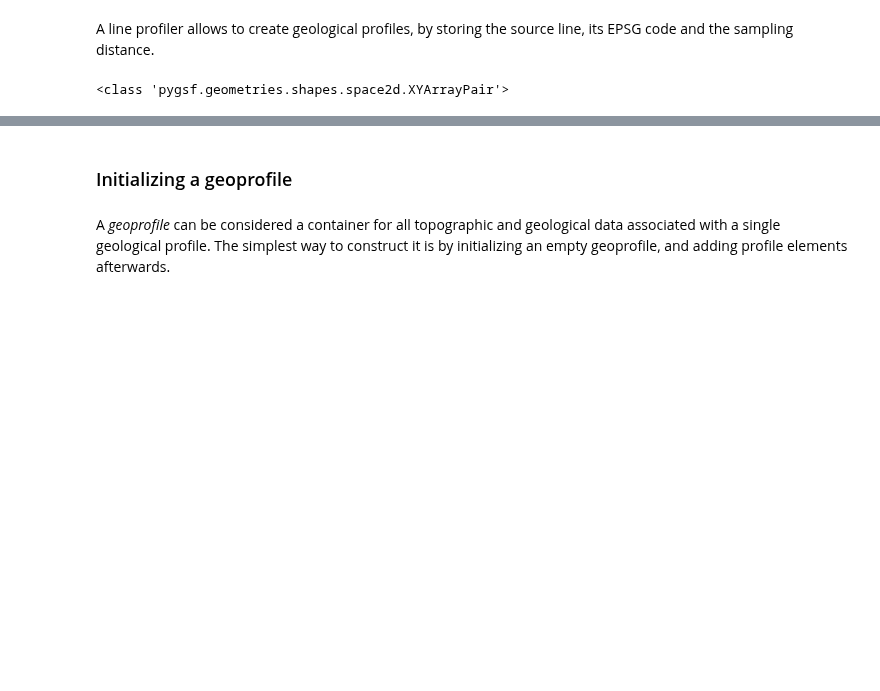
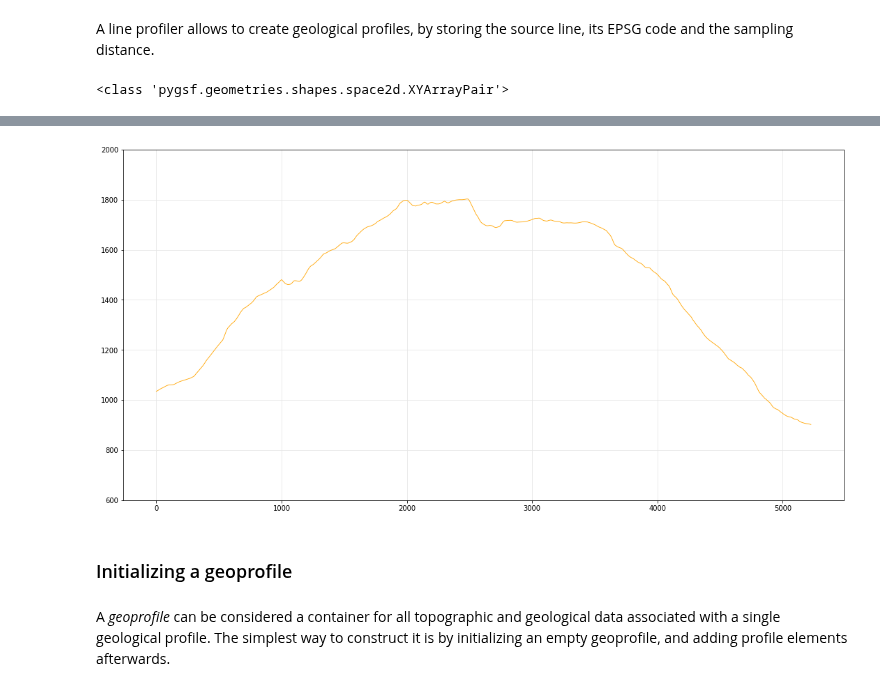
Before and after one commit to mauroalberti/gsf, a Jupyter notebook: docs/notebooks/Geologic profiles with pygsf - dev.ipynb, the cells around one changed output, grey strips where cells are left out. Drawn from its saved outputs; the diff is of its cells as text; code cells hidden in the pictures; blank space fills up the shorter version.

Commit message:
Implemented XYArrayPair plot with aspect and z limits in Matplotlib

```diff
--- a/docs/notebooks/Geologic profiles with pygsf - dev.ipynb
+++ b/docs/notebooks/Geologic profiles with pygsf - dev.ipynb
@@ -167,3 +167,7 @@ fig = plot(topographic_profile)
+# %%
+fig = plot(topographic_profile, color='orange', aspect=2, linewidth=0.85, z_min=600, z_max=2000)
+# %% [output]
+[figure, added]
 # %% [markdown]
 ### Initializing a geoprofile
 # %% [markdown]
```
Also changed, not shown: parts of 32 cells of this notebook, 4 other files.
